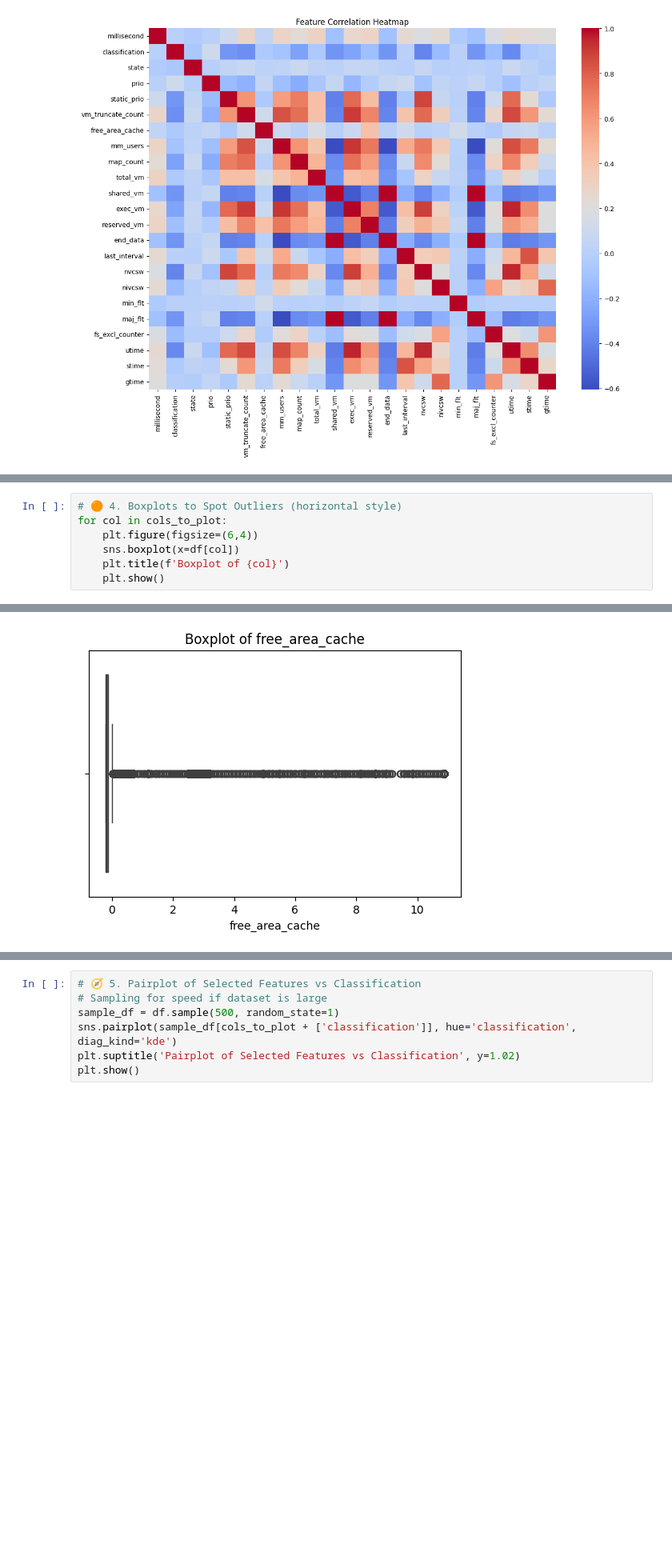
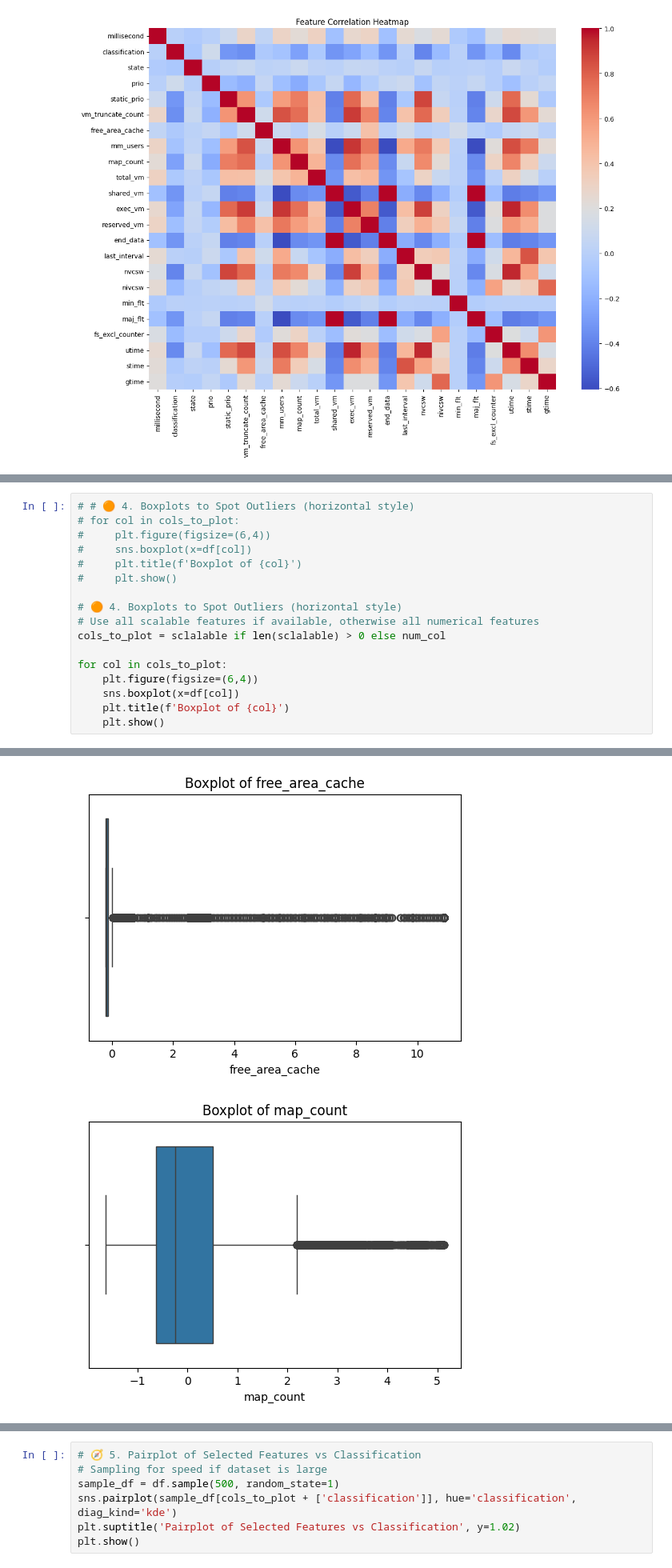
Before and after one commit to Hocking88/InnovationProject, a Jupyter notebook: data/EDA/Data_Cleaning_malware_dataset.ipynb, the cells around one changed output, grey strips where cells are left out. Shown at 80% size. Drawn from its saved outputs; the diff is of its cells as text; blank space fills up the shorter version.

```diff
--- a/data/EDA/Data_Cleaning_malware_dataset.ipynb
+++ b/data/EDA/Data_Cleaning_malware_dataset.ipynb
@@ -424,13 +441,24 @@ for col in cols_to_plot:
 # %%
+# # 🟠 4. Boxplots to Spot Outliers (horizontal style)
+# for col in cols_to_plot:
+#     plt.figure(figsize=(6,4))
+#     sns.boxplot(x=df[col])
+#     plt.title(f'Boxplot of {col}')
+#     plt.show()
+
 # 🟠 4. Boxplots to Spot Outliers (horizontal style)
+# Use all scalable features if available, otherwise all numerical features
+cols_to_plot = sclalable if len(sclalable) > 0 else num_col
+
 for col in cols_to_plot:
     plt.figure(figsize=(6,4))
     sns.boxplot(x=df[col])
     plt.title(f'Boxplot of {col}')
     plt.show()
 # %% [output]
 [figure]
 [figure]
 [figure]
 [figure]
 [figure]
+[figure, added]
```
Also changed, not shown: parts of 6 cells of this notebook.
